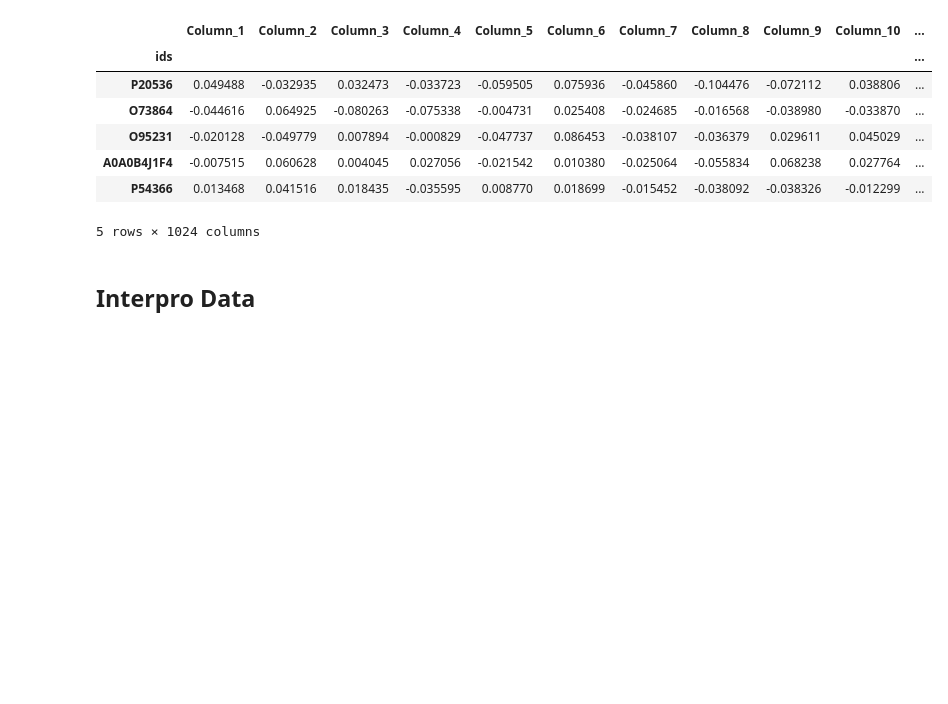
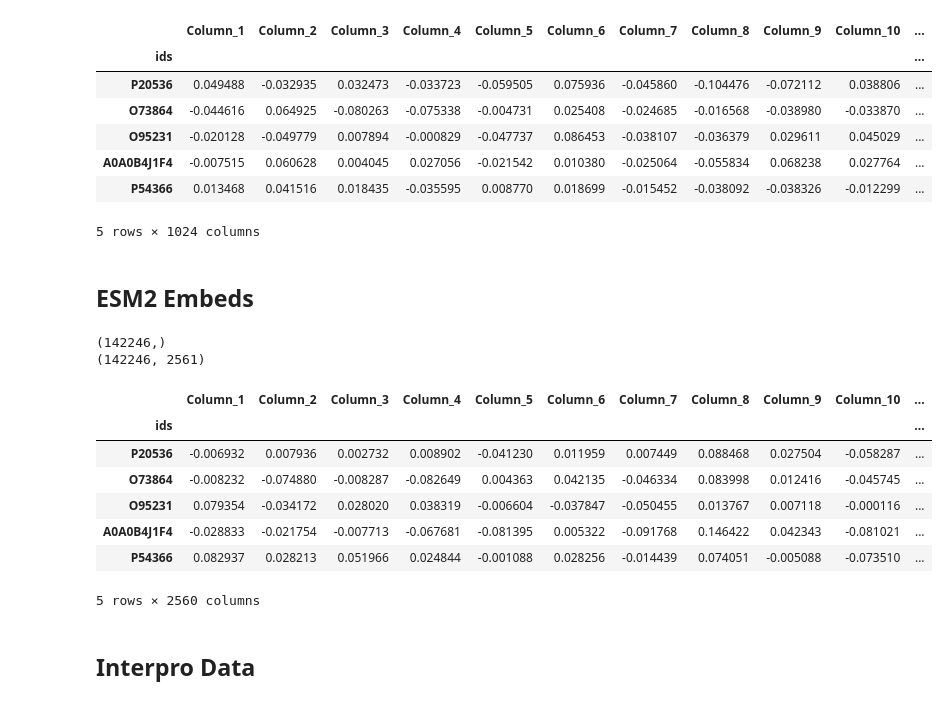
Before and after one commit to m5k5/KaggleCAFAChallenge, a Jupyter notebook: MultiModal.ipynb, the cells around one changed output. Saved outputs shown, nothing was run; the diff lists cells and outputs as text; code cells hidden in the pictures; blank space fills up the shorter version.

```diff
--- a/MultiModal.ipynb
+++ b/MultiModal.ipynb
@@ -271,6 +298,34 @@ t5df.head()
 | A0A0B4J1F4 | -0.007515 | 0.060628 | 0.004045 | 0.027056 | -0.021542 | 0.010380 | -0.025064 | -0.055834 | 0.068238 | 0.027764 | ... |
 | P54366 | 0.013468 | 0.041516 | 0.018435 | -0.035595 | 0.008770 | 0.018699 | -0.015452 | -0.038092 | -0.038326 | -0.012299 | ... |
 5 rows × 1024 columns
+# %% [markdown]
+## ESM2 Embeds
+# %%
+train_esm2_embeddings = np.load(os.path.join(DATA_PATH, "esm2/train_embeds_esm2_t36_3B_UR50D.npy"))
+
+column_num = train_esm2_embeddings.shape[1]
+esm2df = pd.DataFrame(
+    train_esm2_embeddings, columns=["Column_" + str(i) for i in range(1, column_num + 1)]
+)
+esm2Dimension = esm2df.shape[1]
+
+train_protein_ids_esm2 = np.load(os.path.join(DATA_PATH, "esm2/train_ids_esm2_t36_3B_UR50D.npy"))
+esm2df["ids"] = train_protein_ids_esm2
+print(train_protein_ids_esm2.shape)
+print(esm2df.shape)
+esm2df.set_index("ids", inplace=True)
+esm2df.head()
+# %% [output]
+(142246,)
+(142246, 2561)
+|  | Column_1 | Column_2 | Column_3 | Column_4 | Column_5 | Column_6 | Column_7 | Column_8 | Column_9 | Column_10 | ... |
+| ids |  |  |  |  |  |  |  |  |  |  | ... |
+| P20536 | -0.006932 | 0.007936 | 0.002732 | 0.008902 | -0.041230 | 0.011959 | 0.007449 | 0.088468 | 0.027504 | -0.058287 | ... |
+| O73864 | -0.008232 | -0.074880 | -0.008287 | -0.082649 | 0.004363 | 0.042135 | -0.046334 | 0.083998 | 0.012416 | -0.045745 | ... |
+| O95231 | 0.079354 | -0.034172 | 0.028020 | 0.038319 | -0.006604 | -0.037847 | -0.050455 | 0.013767 | 0.007118 | -0.000116 | ... |
+| A0A0B4J1F4 | -0.028833 | -0.021754 | -0.007713 | -0.067681 | -0.081395 | 0.005322 | -0.091768 | 0.146422 | 0.042343 | -0.081021 | ... |
+| P54366 | 0.082937 | 0.028213 | 0.051966 | 0.024844 | -0.001088 | 0.028256 | -0.014439 | 0.074051 | -0.005088 | -0.073510 | ... |
+5 rows × 2560 columns
 # %% [markdown]
 ## Interpro Data
 # %%
```
Also changed, not shown: parts of 18 cells of this notebook, 2 other files.
